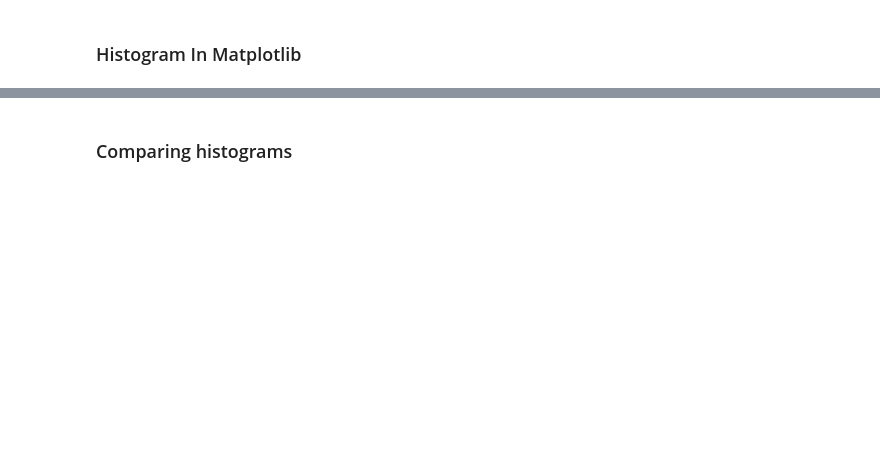
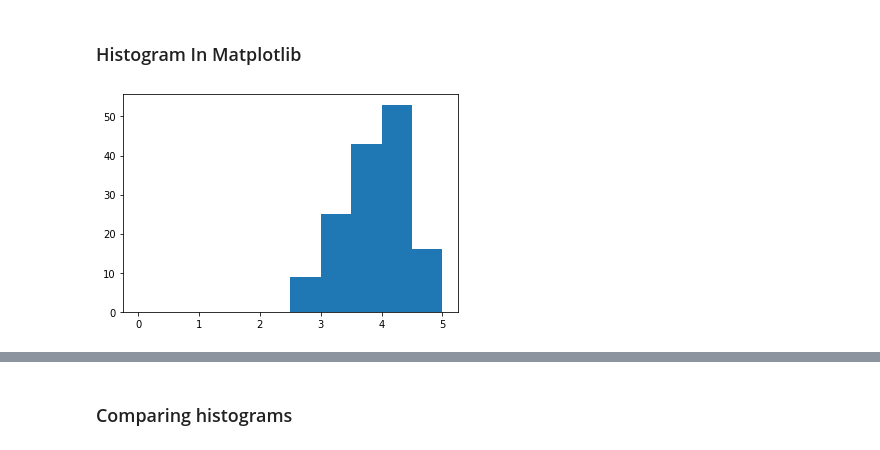
Before and after one commit to kovaxoid/Analitika_podatkov_python, a Jupyter notebook: Del_05_Prikazovanje_podatkov_osnovno/05_Prikazovanje_podatkov_osnovno_CLEAN.ipynb, the cells around one changed output, grey strips where cells are left out. Cells and saved outputs as stored; diff of their text form; code cells hidden in the pictures; blank space fills up the shorter version.

```diff
--- a/Del_05_Prikazovanje_podatkov_osnovno/05_Prikazovanje_podatkov_osnovno_CLEAN.ipynb
+++ b/Del_05_Prikazovanje_podatkov_osnovno/05_Prikazovanje_podatkov_osnovno_CLEAN.ipynb
@@ -482,3 +518,9 @@ plt.show()
 <p><img alt="Binning Introduction" src="images/histogram_binning.png"></p>
 # %% [markdown]
 ### Histogram In Matplotlib
+# %%
+fig, ax = plt.subplots()
+ax.hist(norm_reviews['Fandango_Ratingvalue'], range=(0,5))
+plt.show()
+# %% [output]
+[figure, added]
```
Also changed, not shown: parts of 11 cells of this notebook, 35 other files.
